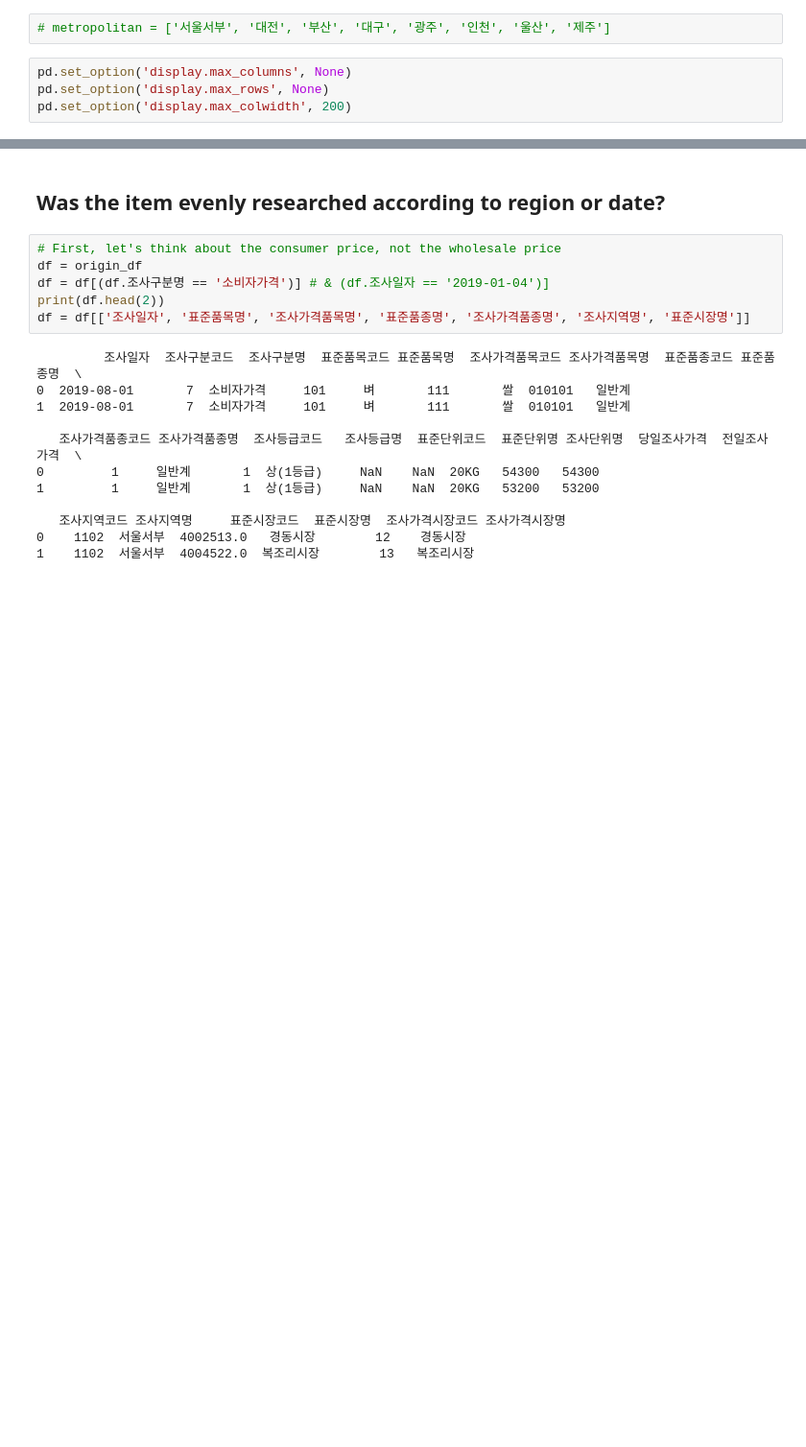
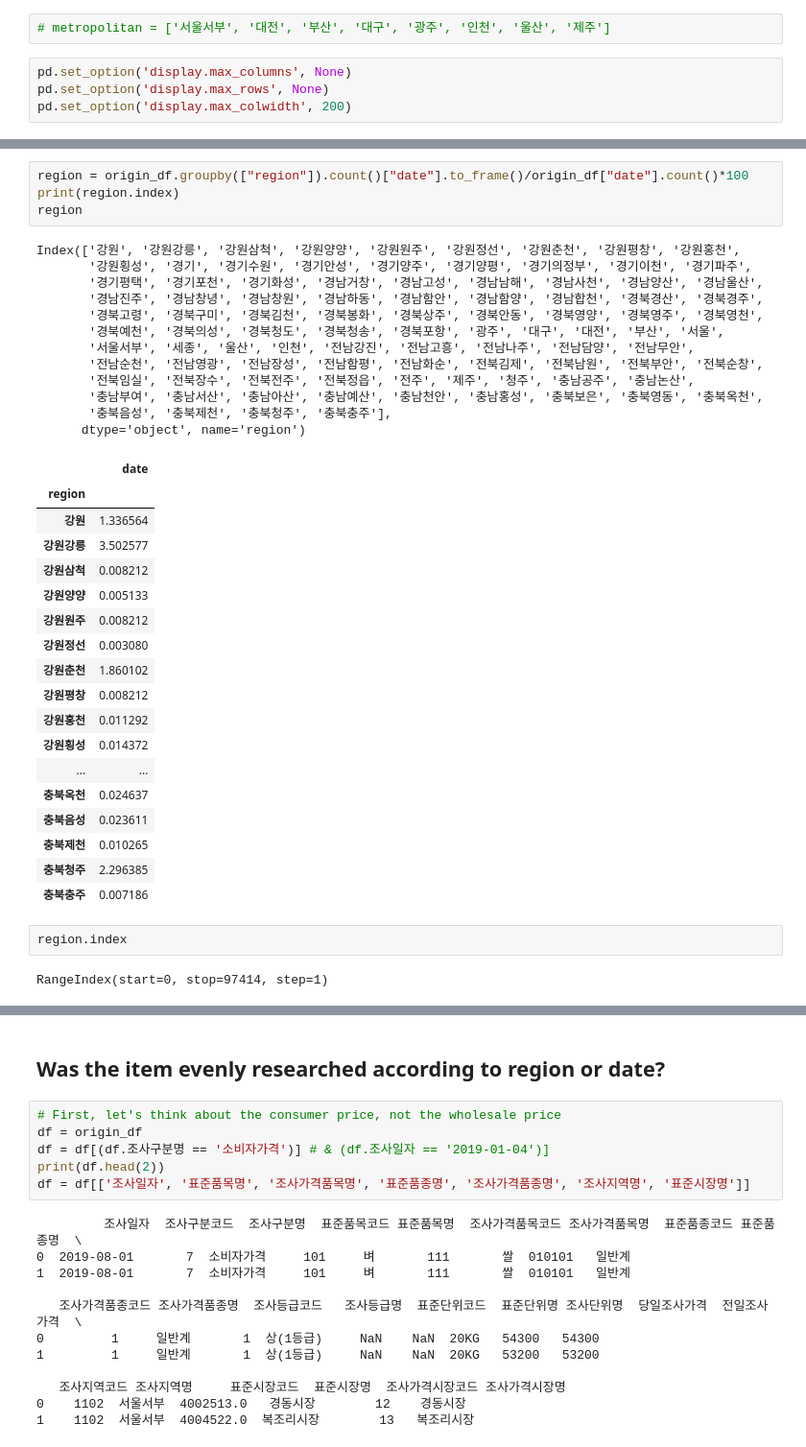
Before and after one commit to meowpunch/bobsim-research, a Jupyter notebook: src/main/python/analysis00.ipynb, the cells around one changed output, grey strips where cells are left out. Shown at 96% size. Saved outputs shown, nothing was run; the diff lists cells and outputs as text; blank space fills up the shorter version.

```diff
--- a/src/main/python/analysis00.ipynb
+++ b/src/main/python/analysis00.ipynb
@@ -57,0 +64,39 @@ df
+# %%
+region = origin_df.groupby(["region"]).count()["date"].to_frame()/origin_df["date"].count()*100
+print(region.index)
+region
+# %% [output]
+Index(['강원', '강원강릉', '강원삼척', '강원양양', '강원원주', '강원정선', '강원춘천', '강원평창', '강원홍천',
+       '강원횡성', '경기', '경기수원', '경기안성', '경기양주', '경기양평', '경기의정부', '경기이천', '경기파주',
+       '경기평택', '경기포천', '경기화성', '경남거창', '경남고성', '경남남해', '경남사천', '경남양산', '경남울산',
+       '경남진주', '경남창녕', '경남창원', '경남하동', '경남함안', '경남함양', '경남합천', '경북경산', '경북경주',
+       '경북고령', '경북구미', '경북김천', '경북봉화', '경북상주', '경북안동', '경북영양', '경북영주', '경북영천',
+       '경북예천', '경북의성', '경북청도', '경북청송', '경북포항', '광주', '대구', '대전', '부산', '서울',
+       '서울서부', '세종', '울산', '인천', '전남강진', '전남고흥', '전남나주', '전남담양', '전남무안',
+       '전남순천', '전남영광', '전남장성', '전남함평', '전남화순', '전북김제', '전북남원', '전북부안', '전북순창',
+       '전북임실', '전북장수', '전북전주', '전북정읍', '전주', '제주', '청주', '충남공주', '충남논산',
+       '충남부여', '충남서산', '충남아산', '충남예산', '충남천안', '충남홍성', '충북보은', '충북영동', '충북옥천',
+       '충북음성', '충북제천', '충북청주', '충북충주'],
+      dtype='object', name='region')
+|  | date |
+| region |  |
+| 강원 | 1.336564 |
+| 강원강릉 | 3.502577 |
+| 강원삼척 | 0.008212 |
+| 강원양양 | 0.005133 |
+| 강원원주 | 0.008212 |
+| 강원정선 | 0.003080 |
+| 강원춘천 | 1.860102 |
+| 강원평창 | 0.008212 |
+| 강원홍천 | 0.011292 |
+| 강원횡성 | 0.014372 |
+| ... | ... |
+| 충북옥천 | 0.024637 |
+| 충북음성 | 0.023611 |
+| 충북제천 | 0.010265 |
+| 충북청주 | 2.296385 |
+| 충북충주 | 0.007186 |
+# %%
+region.index
+# %% [output]
+RangeIndex(start=0, stop=97414, step=1)
```
Also changed, not shown: parts of 18 cells of this notebook, 2 other files.
